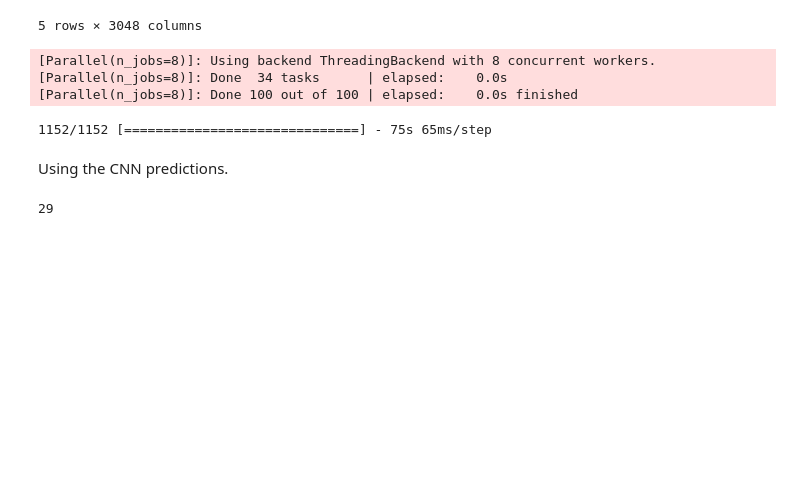
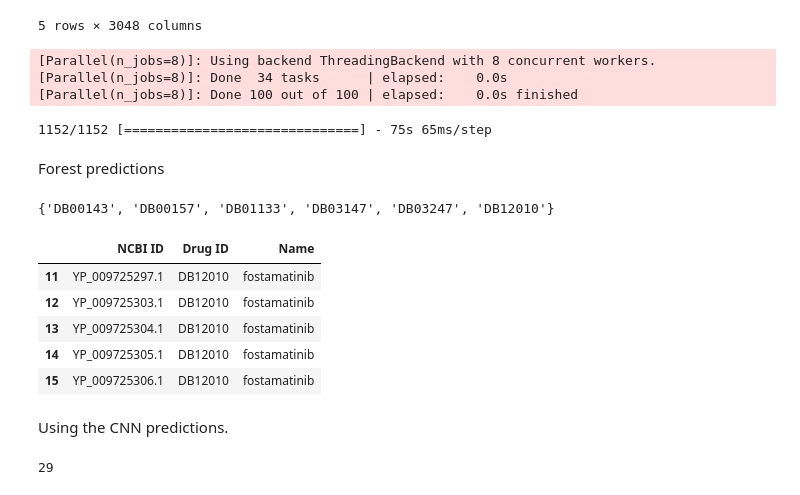
Before and after one commit to Shkev/Sars-CoV-2-NSP-Predictions, a Jupyter notebook: covid_predictions.ipynb, the cells around one changed output. Saved outputs shown, nothing was run; the diff lists cells and outputs as text; code cells hidden in the pictures; blank space fills up the shorter version.

Commit message:
update covid_predictions notebook

```diff
--- a/covid_predictions.ipynb
+++ b/covid_predictions.ipynb
@@ -272,3 +282,13 @@ drug_desc.shape
 # %%
 prot_feat_selector = load('models/prot_lasso_feature_selector.joblib')
 drug_feat_selector = load('models/drug_lasso_feature_selector.joblib')
+# %%
+# the loaded selectors won't work for some reason. This is the workaround
+
+from sklearn.feature_selection import SelectFromModel
+
+prot_feat_selector = SelectFromModel(prot_feat_selector.estimator_, prefit=True)
+prot_feat_selector.set_params(**{'threshold':1e-20})
+
+drug_feat_selector = SelectFromModel(drug_feat_selector.estimator_, prefit=True)
+drug_feat_selector.set_params(**{'threshold':1e-3})
@@ -369,6 +391,29 @@ cnn_pred = cnn.predict(reshape_cnn_data(feat), use_multiprocessing=True, verbose
 1152/1152 [==============================] - 75s 65ms/step
 # %%
 avg = np.mean([forest_pred, cnn_pred], axis=0).T[0]
+# %% [markdown]
+Forest predictions
+# %%
+forest_covid_pred = dti_df.iloc[np.where(forest_pred >= 0.90)[0], :][['NCBI ID', 'Drug ID']]
+# %%
+# adding drug names to descriptors so the predicted drugs can be identified by name
+desc['Name'] = drug_names
+
+# adding drug names to predictions
+forest_covid_pred = forest_covid_pred.merge(desc[['Name', 'DrugBank ID']], how='inner', left_on='Drug ID', right_on='DrugBank ID').drop(columns=['DrugBank ID'])
+# %%
+set(forest_covid_pred['Drug ID'])
+# %% [output]
+{'DB00143', 'DB00157', 'DB01133', 'DB03147', 'DB03247', 'DB12010'}
+# %%
+forest_covid_pred.loc[forest_covid_pred['Drug ID'] == 'DB12010']
+# %% [output]
+|  | NCBI ID | Drug ID | Name |
+| 11 | YP_009725297.1 | DB12010 | fostamatinib |
+| 12 | YP_009725303.1 | DB12010 | fostamatinib |
+| 13 | YP_009725304.1 | DB12010 | fostamatinib |
+| 14 | YP_009725305.1 | DB12010 | fostamatinib |
+| 15 | YP_009725306.1 | DB12010 | fostamatinib |
 # %% [markdown]
 Using the CNN predictions.
 # %%
```
Also changed, not shown: parts of 3 cells of this notebook.
